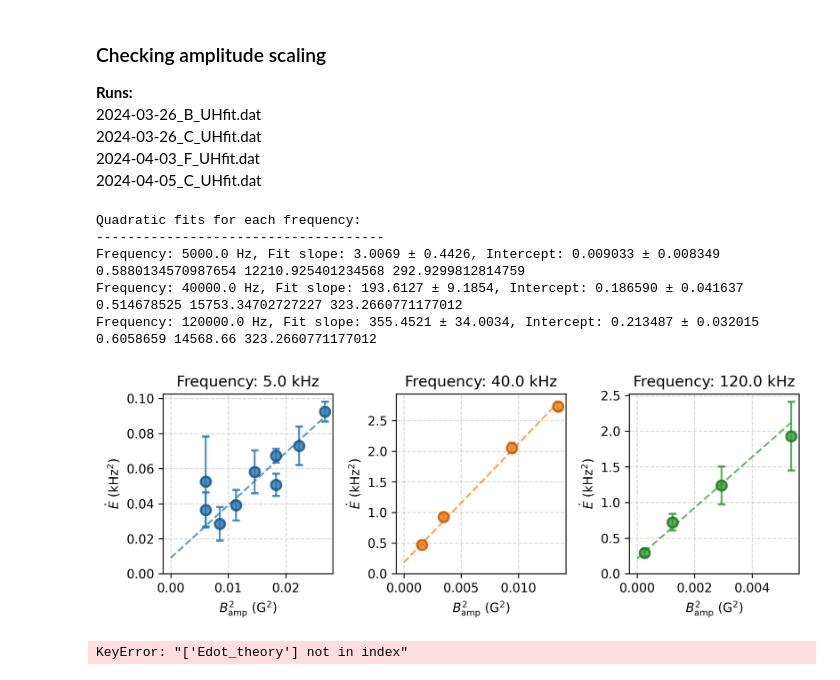
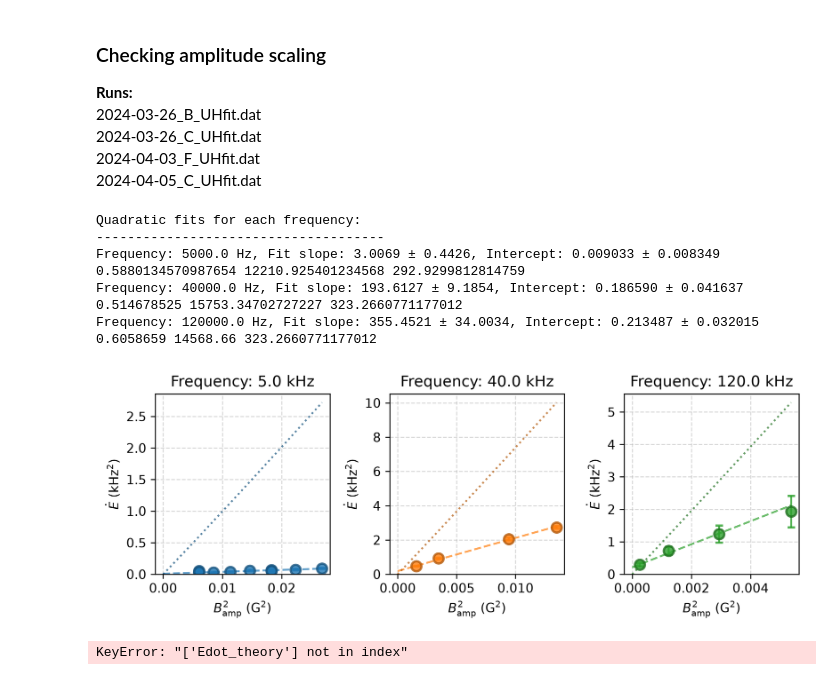
Before and after one commit to uoft-chiplab/Fast-Modulation-Contact-Correlation-Project, a Jupyter notebook: contact_correlations/heating_rate_analysis.ipynb, the cells around one changed output. Cells and saved outputs as stored; diff of their text form; code cells hidden in the pictures.

Commit message:
Tried adding theory curves to data

```diff
--- a/contact_correlations/heating_rate_analysis.ipynb
+++ b/contact_correlations/heating_rate_analysis.ipynb
@@ -29,5 +30,14 @@ from analysis.constants import mK
 from field_wiggle_calibration import inv_a_amp_from_Vpp, Bamp_from_Vpp
 from analysis.unitary_fermi_gas import TrappedUnitaryGas
+# %%
+def inv_a_amp_from_Bamp(B_eq, Bamp):
+    """
+    Calculate the inverse scattering length amplitude (delta inv_a) from the the magnetic field amplitude (Bamp).
+    """
+    inv_a_amp = np.abs(1/scattering_length(B_eq + Bamp, B0_97, DeltaB_97, abg_97) \
+					   - 1/scattering_length(B_eq, B0_97, DeltaB_97, abg_97))
+
+    return inv_a_amp
 # %%
 ### Load metadata dataframe
 metadata_file = 'heating_metadata.xlsx'
@@ -73,9 +83,9 @@ dfs[3]['EFkHz'] = dfs[3]['EF'] / h / 1e3  # Add mimssing column
 # %%
 def fix_units(df):
     """
-    Change units in the dataframe to SI units.
-    Specifically, it converts frequency from kHz to Hz and scattering length from kHz to Hz.
-    It also calculates the scattering length amplitude (a_amp) from the voltage peak-to-peak (Vpp) and frequency (freq).
+    Change all energy units in the dataframe to frequency.
+    Specifically, it converts frequency from kHz to Hz and EF from J to Hz.
+    Also converts time from ms to s.
     """
     df['freq'] = df['freq'] * 1e3  # Convert kHz to Hz
     df['EF'] = df['EFkHz'] * 1e3  # Convert J to Hz
@@ -104,9 +114,9 @@ def fit_two_points_linear(final, initial, y_name='T', x_name='time'):
 
 def kF_from_EF(EF):
     """
-    Calculate Fermi wavevector kF from Fermi energy EF.
+    Calculate Fermi wavevector kF from Fermi energy EF (in Hz).
     """
-    kF = np.sqrt(2 * mK * EF) / hbar
+    kF = np.sqrt(2 * mK * h * EF) / hbar
     return kF
 
 
@@ -232,6 +242,7 @@ print("-------------------------------------")
 for i, freq_val in enumerate(top_3_freqs):
     # Filter data for just this specific frequency
     group = df_plot[df_plot['freq'] == freq_val].copy()
+    trapped_gas_params = (group['ToTFi'].mean(), group['EFi'].mean(), group['barnu'].mean())
 
     # Calculate a 30% darker version of the base color
     rgb = mcolors.to_rgb(colors[i])
@@ -257,45 +268,42 @@ for i, freq_val in enumerate(top_3_freqs):
                             sigma=group['e_heating_rate']/1e6
                            )
     perr = np.sqrt(np.diag(pcov))
 
+    print(*trapped_gas_params)
+    print(f"Frequency: {freq_val} Hz, Fit slope: {popt[0]:.4f} ± {perr[0]:.4f}, Intercept: {popt[1]:.6f} ± {perr[1]:.6f}")
+
+    TUG = TrappedUnitaryGas(*trapped_gas_params)
+
     a_sqs = np.linspace(0, group['Bamp'].max()**2, 100)
+    inv_as = inv_a_amp_from_Bamp(group['B'].mean(), np.sqrt(a_sqs))
 
     axs[i].plot(a_sqs, np.polyval(popt, a_sqs), color=colors[i], linestyle='--', alpha=0.7)
-
-    print(f"Frequency: {freq_val} Hz, Fit slope: {popt[0]:.4f} ± {perr[0]:.4f}, Intercept: {popt[1]:.6f} ± {perr[1]:.6f}")
-
-    print(group['ToTFi'].mean(), group['EFi'].mean(), group['barnu'].mean())
-
-    TUG = TrappedUnitaryGas(ToTF=group['ToTFi'].mean(),
-                            EF=group['EFi'].mean(),
-                            barnu=group['barnu'].mean()
-                            )
-
-    group['Edot_theory'] = df['inv_a_amp'].apply(lambda x: TUG.calc_Edot(nu=group['freq'].mean(), inv_a0=x))
+    axs[i].plot(a_sqs, np.array([TUG.calc_Edot(nu=freq_val, inv_a0=inv_a) for inv_a in inv_as])/1e6/TUG.Ns/2,
+                color=dark_edge_color, linestyle=':', alpha=0.7)
 
 
 # Label the chart
 for ax in axs:
     ax.set_title(f'Frequency: {top_3_freqs[axs.tolist().index(ax)]/1e3} kHz')
     ax.set_ylabel(r'$\dot{E}$ (kHz$^2$)')
     ax.set_xlabel(r'$B_\mathrm{amp}^2$ (G$^2$)')
     ax.grid(True, linestyle='--', alpha=0.5)
     # ax.legend(title='Frequencies', loc='lower right')
     _, top = ax.get_ylim()
     ax.set_ylim(bottom=0, top=top)
 
 fig.tight_layout()  # Adjust subplots to fit into figure area.
 plt.show()
 # %% [output]
 Quadratic fits for each frequency:
 -------------------------------------
 Frequency: 5000.0 Hz, Fit slope: 3.0069 ± 0.4426, Intercept: 0.009033 ± 0.008349
 0.5880134570987654 12210.925401234568 292.9299812814759
 Frequency: 40000.0 Hz, Fit slope: 193.6127 ± 9.1854, Intercept: 0.186590 ± 0.041637
 0.514678525 15753.34702727227 323.2660771177012
 Frequency: 120000.0 Hz, Fit slope: 355.4521 ± 34.0034, Intercept: 0.213487 ± 0.032015
 0.6058659 14568.66 323.2660771177012
-[figure, old version]
+[figure, new version]
 # %%
 df_plot[['freq','amplitude','ToTFi','heating_rate','filename']].sort_values(by=['freq','amplitude'])
 # df_plot['filename'].unique()
```
Also changed, not shown: parts of 2 cells of this notebook.
